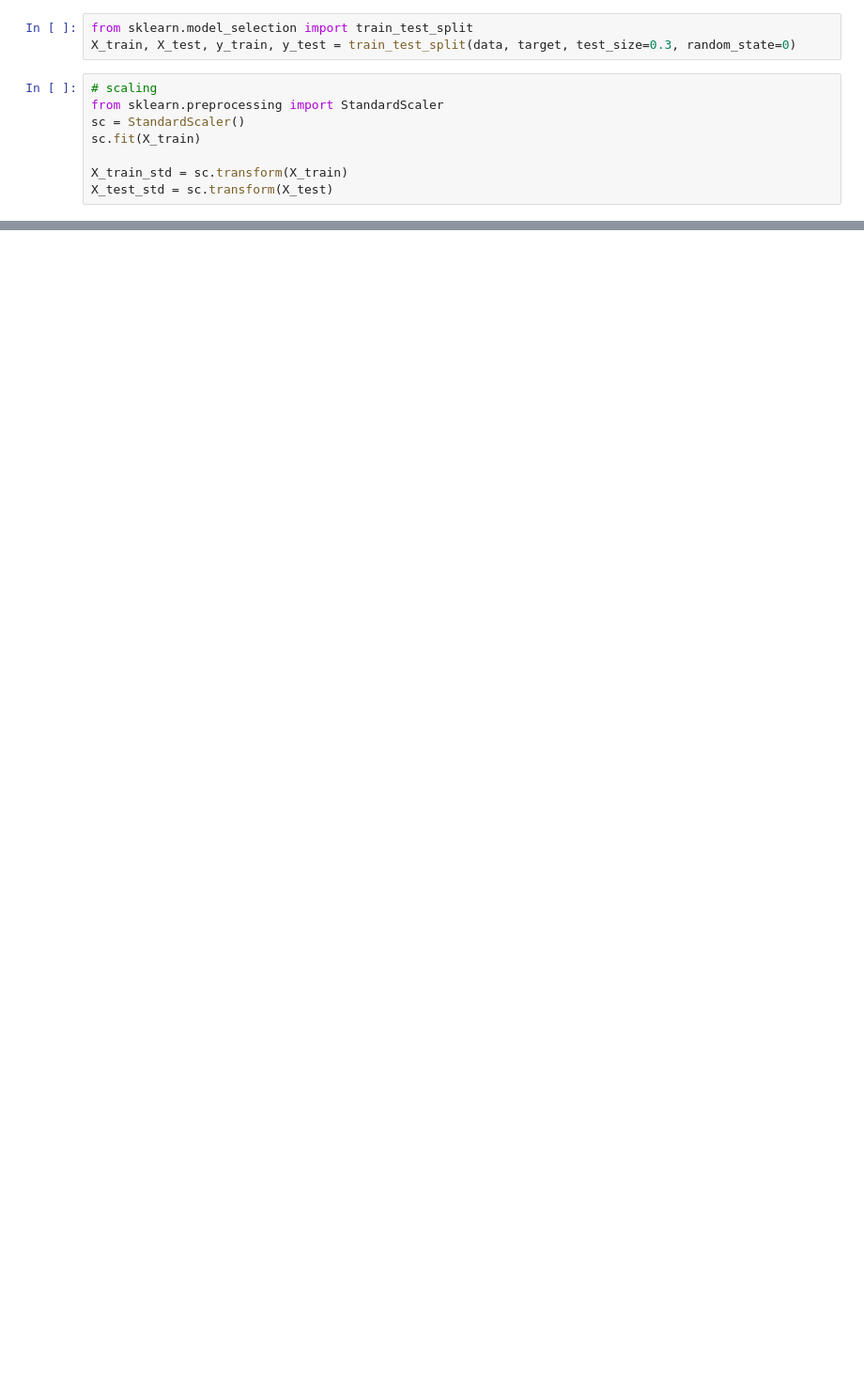
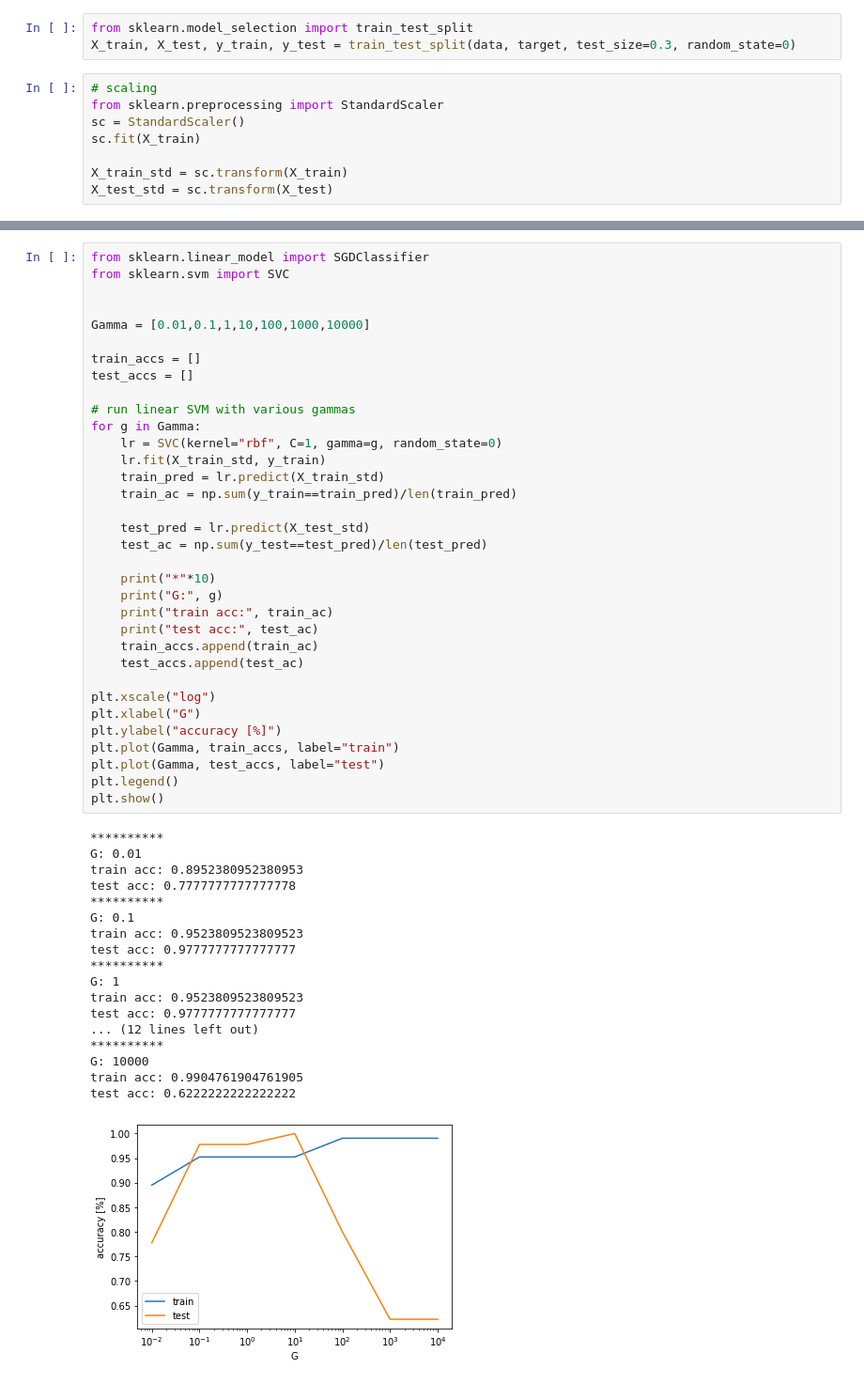
Before and after one commit to kentaroy47/lab-mlbook, a Jupyter notebook: chap3.ipynb, the cells around one changed output, grey strips where cells are left out. Shown at 94% size. Cells and saved outputs as stored; diff of their text form; blank space fills up the shorter version.

```diff
--- a/chap3.ipynb
+++ b/chap3.ipynb
@@ -65,0 +219,53 @@ test acc: 0.9777777777777777
+# %%
+from sklearn.linear_model import SGDClassifier
+from sklearn.svm import SVC
+
+
+Gamma = [0.01,0.1,1,10,100,1000,10000]
+
+train_accs = []
+test_accs = []
+
+# run linear SVM with various gammas
+for g in Gamma:
+    lr = SVC(kernel="rbf", C=1, gamma=g, random_state=0)
+    lr.fit(X_train_std, y_train)
+    train_pred = lr.predict(X_train_std)
+    train_ac = np.sum(y_train==train_pred)/len(train_pred)
+
+    test_pred = lr.predict(X_test_std)
+    test_ac = np.sum(y_test==test_pred)/len(test_pred)
+
+    print("*"*10)
+    print("G:", g)
+    print("train acc:", train_ac)
+    print("test acc:", test_ac)
+    train_accs.append(train_ac)
+    test_accs.append(test_ac)
+
+plt.xscale("log")
+plt.xlabel("G")
+plt.ylabel("accuracy [%]")
+plt.plot(Gamma, train_accs, label="train")
+plt.plot(Gamma, test_accs, label="test")
+plt.legend()
+plt.show()
+# %% [output]
+**********
+G: 0.01
+train acc: 0.8952380952380953
+test acc: 0.7777777777777778
+**********
+G: 0.1
+train acc: 0.9523809523809523
+test acc: 0.9777777777777777
+**********
+G: 1
+train acc: 0.9523809523809523
+test acc: 0.9777777777777777
+... (12 lines left out)
+**********
+G: 10000
+train acc: 0.9904761904761905
+test acc: 0.6222222222222222
+[figure, added]
```
Also changed, not shown: parts of 10 cells of this notebook.
